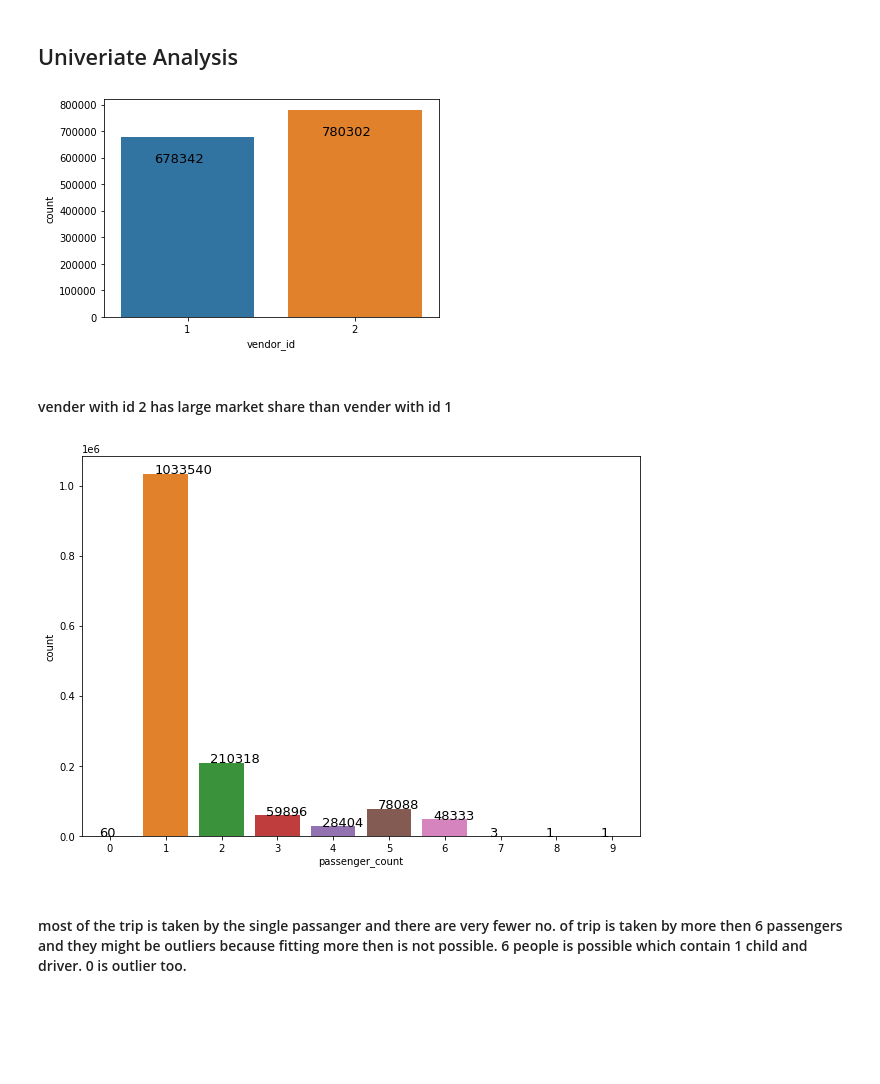
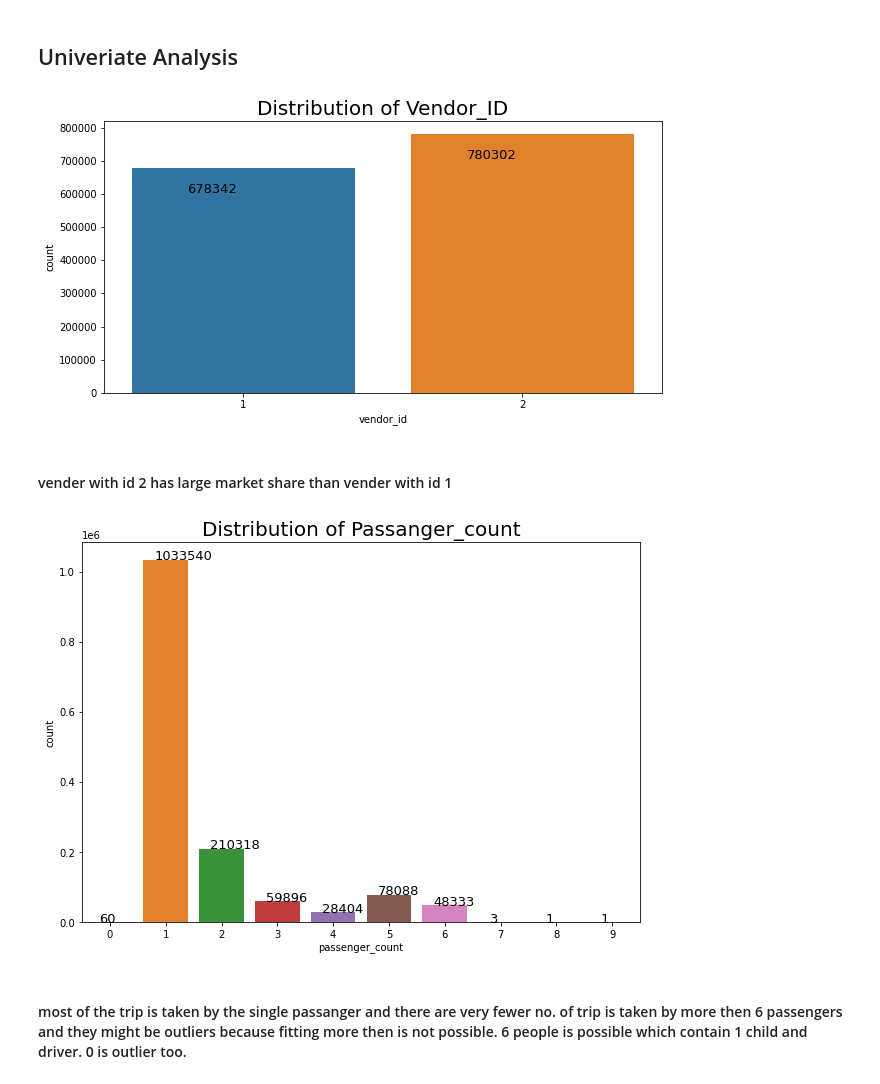
Before and after one commit to Kishan459/NYC-Taxi-Trip-Time_prediction, a Jupyter notebook: NYC_Taxi_Trip_Time_Prediction_Capstone_Project.ipynb, the cells around one changed output. Cells and saved outputs as stored; diff of their text form; code cells hidden in the pictures; blank space fills up the shorter version.

```diff
--- a/NYC_Taxi_Trip_Time_Prediction_Capstone_Project.ipynb
+++ b/NYC_Taxi_Trip_Time_Prediction_Capstone_Project.ipynb
@@ -136,7 +136,7 @@ df.head()
 df['pickup_hour'] = df['pickup_datetime'].dt.hour
 df['pickup_month'] = df['pickup_datetime'].dt.month
 df['weekday_num'] = df['pickup_datetime'].dt.dayofweek
-df['weekday_name'] = df['pickup_datetime'].dt.day_name()
+df['weekday_day'] = df['pickup_datetime'].dt.day_name()
 # %%
 df.head()
 # %% [output]
@@ -177,12 +177,14 @@ df.head()
 ## Univeriate Analysis
 # %%
 # finding which vender have large market share
+plt.figure(figsize=(10,5))
 ax = sns.countplot(df['vendor_id'])
 for p in ax.patches:
     ax.annotate(f'\n{p.get_height()}', (p.get_x()+0.2, p.get_height()), va='top', color='black', size=13)
+plt.title('Distribution of Vendor_ID',fontsize=20)
 plt.show()
 # %% [output]
-[figure, old version]
+[figure, new version]
 # %% [markdown]
 #### vender with id 2 has large market share than vender with id 1
 # %%
@@ -191,9 +193,10 @@ plt.figure(figsize=(10,7))
 ax = sns.countplot(df['passenger_count'])
 for p in ax.patches:
     ax.annotate(f'\n{p.get_height()}', (p.get_x()+0.2, p.get_height()), color='black', size=13)
+plt.title('Distribution of Passanger_count',fontsize=20)
 plt.show()
 # %% [output]
-[figure, old version]
+[figure, new version]
 # %% [markdown]
 #### most of the trip is taken by the single passanger and there are very fewer no. of trip is taken by more then 6 passengers and they might be outliers because fitting more then is not possible. 6 people is possible which contain 1 child and driver. 0 is outlier too.
 # %%
```
Also changed, not shown: parts of 35 cells of this notebook.
